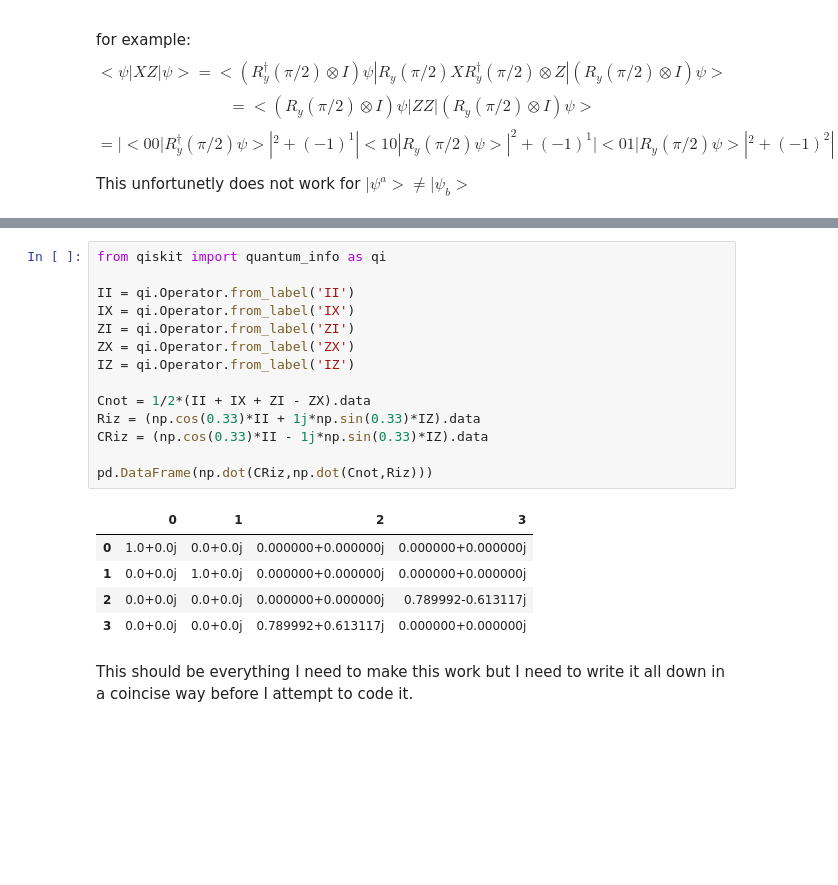
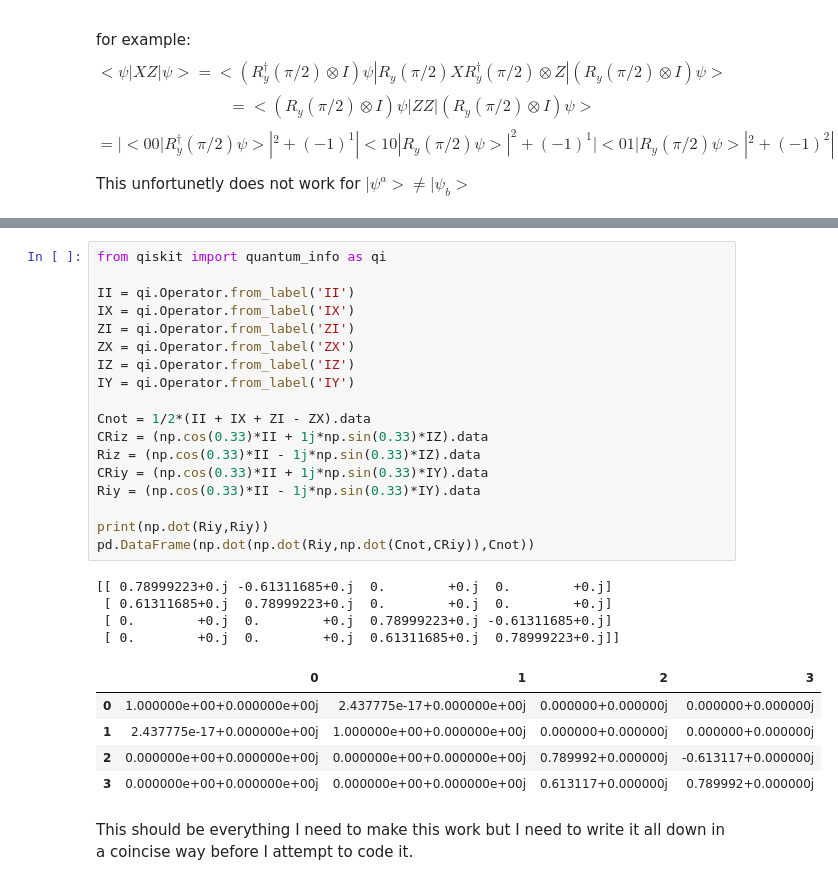
Before and after one commit to immoth/Hubbard_summetries, a Jupyter notebook: VQE.ipynb, the cells around one changed output, grey strips where cells are left out. Saved outputs shown, nothing was run; the diff lists cells and outputs as text; blank space fills up the shorter version.

```diff
--- a/VQE.ipynb
+++ b/VQE.ipynb
@@ -370,23 +462,31 @@ In order to great this gate we need a controled-Ry gate.  We see below that the
 # %%
 from qiskit import quantum_info as qi
 
 II = qi.Operator.from_label('II')
 IX = qi.Operator.from_label('IX')
 ZI = qi.Operator.from_label('ZI')
 ZX = qi.Operator.from_label('ZX')
 IZ = qi.Operator.from_label('IZ')
+IY = qi.Operator.from_label('IY')
 
 Cnot = 1/2*(II + IX + ZI - ZX).data
-Riz = (np.cos(0.33)*II + 1j*np.sin(0.33)*IZ).data
-CRiz = (np.cos(0.33)*II - 1j*np.sin(0.33)*IZ).data
+CRiz = (np.cos(0.33)*II + 1j*np.sin(0.33)*IZ).data
+Riz = (np.cos(0.33)*II - 1j*np.sin(0.33)*IZ).data
+CRiy = (np.cos(0.33)*II + 1j*np.sin(0.33)*IY).data
+Riy = (np.cos(0.33)*II - 1j*np.sin(0.33)*IY).data
 
-pd.DataFrame(np.dot(CRiz,np.dot(Cnot,Riz)))
+print(np.dot(Riy,Riy))
+pd.DataFrame(np.dot(np.dot(Riy,np.dot(Cnot,CRiy)),Cnot))
 # %% [output]
+[[ 0.78999223+0.j -0.61311685+0.j  0.        +0.j  0.        +0.j]
+ [ 0.61311685+0.j  0.78999223+0.j  0.        +0.j  0.        +0.j]
+ [ 0.        +0.j  0.        +0.j  0.78999223+0.j -0.61311685+0.j]
+ [ 0.        +0.j  0.        +0.j  0.61311685+0.j  0.78999223+0.j]]
 |  | 0 | 1 | 2 | 3 |
-| 0 | 1.0+0.0j | 0.0+0.0j | 0.000000+0.000000j | 0.000000+0.000000j |
-| 1 | 0.0+0.0j | 1.0+0.0j | 0.000000+0.000000j | 0.000000+0.000000j |
-| 2 | 0.0+0.0j | 0.0+0.0j | 0.000000+0.000000j | 0.789992-0.613117j |
-| 3 | 0.0+0.0j | 0.0+0.0j | 0.789992+0.613117j | 0.000000+0.000000j |
+| 0 | 1.000000e+00+0.000000e+00j | 2.437775e-17+0.000000e+00j | 0.000000+0.000000j | 0.000000+0.000000j |
+| 1 | 2.437775e-17+0.000000e+00j | 1.000000e+00+0.000000e+00j | 0.000000+0.000000j | 0.000000+0.000000j |
+| 2 | 0.000000e+00+0.000000e+00j | 0.000000e+00+0.000000e+00j | 0.789992+0.000000j | -0.613117+0.000000j |
+| 3 | 0.000000e+00+0.000000e+00j | 0.000000e+00+0.000000e+00j | 0.613117+0.000000j | 0.789992+0.000000j |
 # %% [markdown]
 This should be everything I need to make this work but I need to write it all down in a coincise way before I attempt to code it.
 # %% [markdown]
```
Also changed, not shown: parts of 16 cells of this notebook.
